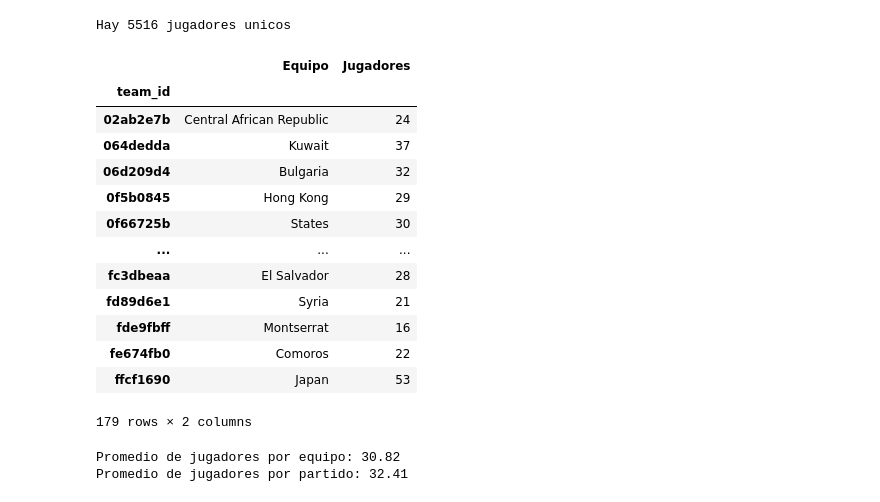
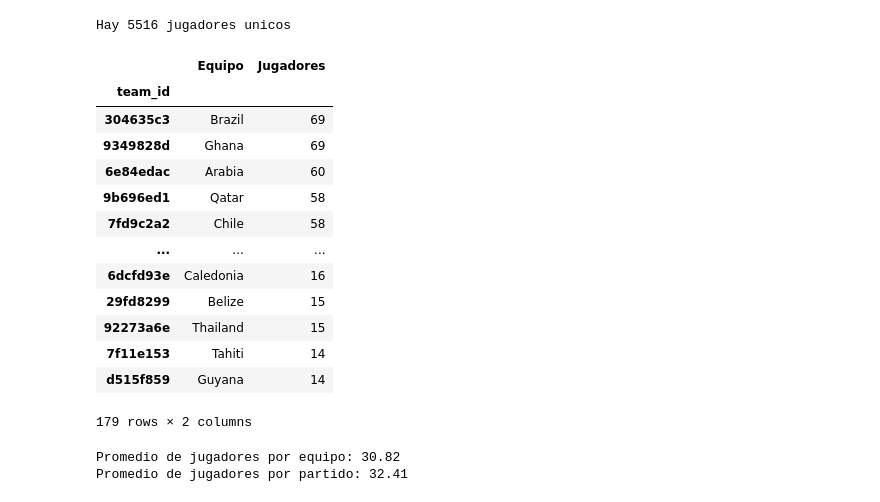
Before and after one commit to antobeni07/Parcial-1_Analitica, a Jupyter notebook: 01_Parcial_Mundial_2026.ipynb, the cells around one changed output. Cells and saved outputs as stored; diff of their text form; code cells hidden in the pictures.

```diff
--- a/01_Parcial_Mundial_2026.ipynb
+++ b/01_Parcial_Mundial_2026.ipynb
@@ -560,29 +560,29 @@ Hay 5516 jugadores unicos
 # %%
 jugadores_por_equipo = df_players_data.groupby("team_id").agg({
     'team_name': "first",
     "player_id": "nunique"
 })
 
 jugadores_por_equipo = jugadores_por_equipo.rename(columns={
     'team_name': "Equipo",
     'player_id': "Jugadores"
-})
+}).sort_values(by='Jugadores', ascending=False)
 
 jugadores_por_equipo
 # %% [output]
 |  | Equipo | Jugadores |
 | team_id |  |  |
-| 02ab2e7b | Central African Republic | 24 |
-| 064dedda | Kuwait | 37 |
-| 06d209d4 | Bulgaria | 32 |
-| 0f5b0845 | Hong Kong | 29 |
-| 0f66725b | States | 30 |
+| 304635c3 | Brazil | 69 |
+| 9349828d | Ghana | 69 |
+| 6e84edac | Arabia | 60 |
+| 9b696ed1 | Qatar | 58 |
+| 7fd9c2a2 | Chile | 58 |
 | ... | ... | ... |
-| fc3dbeaa | El Salvador | 28 |
-| fd89d6e1 | Syria | 21 |
-| fde9fbff | Montserrat | 16 |
-| fe674fb0 | Comoros | 22 |
-| ffcf1690 | Japan | 53 |
+| 6dcfd93e | Caledonia | 16 |
+| 29fd8299 | Belize | 15 |
+| 92273a6e | Thailand | 15 |
+| 7f11e153 | Tahiti | 14 |
+| d515f859 | Guyana | 14 |
 179 rows × 2 columns
 # %%
 print(f"Promedio de jugadores por equipo: {jugadores_por_equipo['Jugadores'].mean():.2f}")
```
Also changed, not shown: parts of 4 cells of this notebook.
